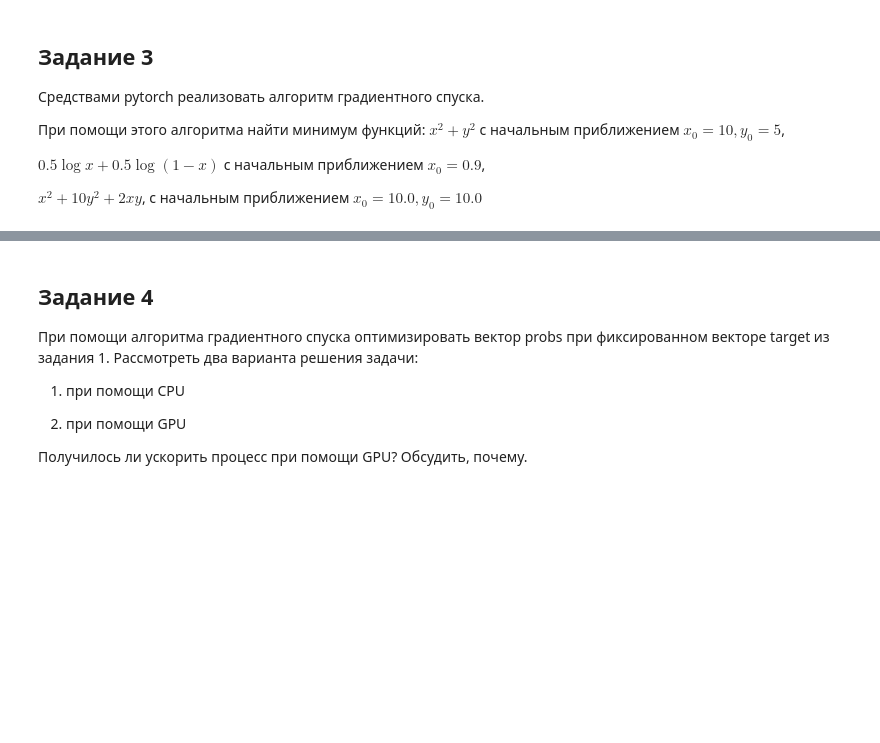
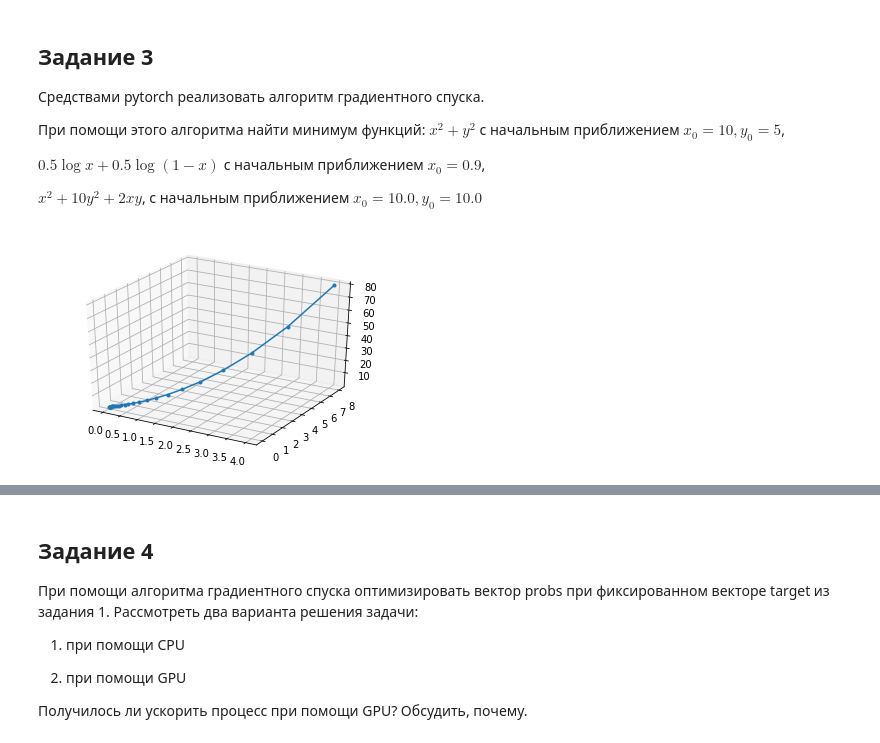
Before and after one commit to RomanovMikeV/deep_learning_course_2.0, a Jupyter notebook: Lesson 1 Basics.ipynb, the cells around one changed output, grey strips where cells are left out. Drawn from its saved outputs; the diff is of its cells as text; code cells hidden in the pictures; blank space fills up the shorter version.

```diff
--- a/Lesson 1 Basics.ipynb
+++ b/Lesson 1 Basics.ipynb
@@ -288,3 +325,36 @@ $x^2 + y^2$ с начальным приближением $x_0 = 10, y_0 = 5$,
 $0.5 \log x + 0.5 \log (1 - x)$ с начальным приближением $x_0 = 0.9$,
 
 $x^2 + 10 y^2 + 2xy$, с начальным приближением $x_0 = 10.0, y_0 = 10.0$
+# %%
+steps = []
+
+x = Variable(torch.Tensor([5, 10]), requires_grad=True)
+
+def function(x):
+    return x[0]**2 + x[1]**2
+#     return 0.5*torch.log(x) + 0.5*torch.log(1-x)
+
+def make_step(x, function, alpha=0.1):
+    f = function(x)
+    f.backward()
+    x_new = x - x.grad*alpha
+    x_new.requires_grad = True
+    x_new.volatile = False
+    del x
+    return x_new
+
+for i in range(30):
+    x = make_step(x, function)
+#     x = Variable(x_new, requires_grad=True)
+    steps.append(x.data.numpy())
+# %%
+import numpy as np
+steps = np.array(steps)
+import matplotlib.pyplot as plt
+from mpl_toolkits.mplot3d import Axes3D
+fig = plt.figure()
+ax = fig.add_subplot(111, projection='3d')
+plt.plot(steps[:,0], steps[:,1], zs=np.apply_along_axis(function, axis=1, arr=steps ), marker='.')
+plt.show()
+# %% [output]
+[figure, added]
```
Also changed, not shown: parts of 19 cells of this notebook, 3 other files.
